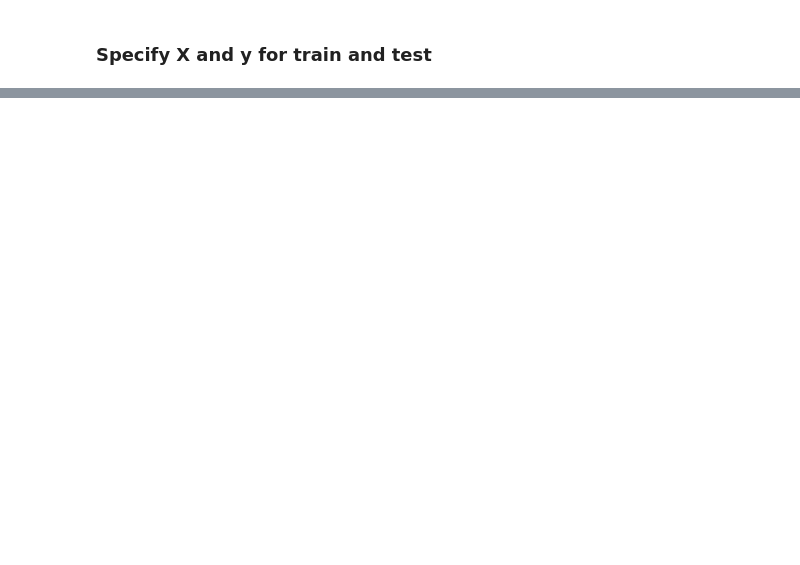
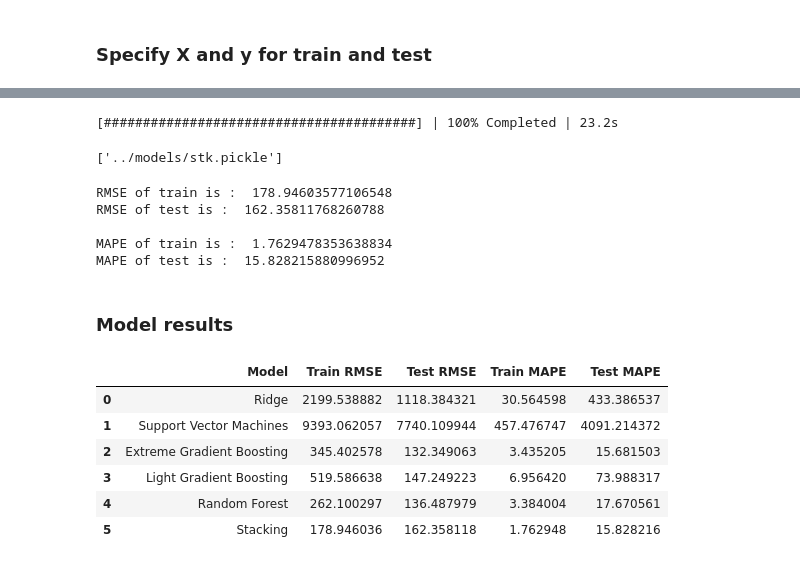
Before and after one commit to sisupalan/coding_challenge_ml, a Jupyter notebook: notebooks/02_Model Build.ipynb, the cells around one changed output, grey strips where cells are left out. Cells and saved outputs as stored; diff of their text form; code cells hidden in the pictures; blank space fills up the shorter version.

```diff
--- a/notebooks/02_Model Build.ipynb
+++ b/notebooks/02_Model Build.ipynb
@@ -133,0 +515,75 @@ MAPE score for Test data is :  378.4300524671593
+# %%
+# Specify parameters to tune on
+params = dict(n_estimators=[50, 100, 200],
+              max_depth=[3, 6, 9],
+              gamma=[0.1, 0.2, 0.3])
+
+# Intialize the model
+estimator = XGBRegressor(random_state=1,
+                         n_jobs=-1,
+                         subsample = 0.70,
+                         colsample_bytree = 0.7,
+                         eta = 0.05,
+                         objective="reg:tweedie"
+                        )
+
+# Initize the grid
+grid = dgcv(estimator,
+            params,
+            scoring=make_scorer(mape, greater_is_better=False),
+            n_jobs=-1,
+            cv=5)
+
+# Fit the grid
+with ProgressBar():
+    grid.fit(X_train, y_train)
+# %% [output]
+[########################################] | 100% Completed | 23.2s
+# %%
+# Select best model parameters
+model = grid.best_estimator_
+joblib.dump(model, os.path.join(MODEL_OUTPUT, 'stk.pickle'))
+# %% [output]
+['../models/stk.pickle']
+# %%
+# Training predictions
+train_pred = model.predict(X_train)
+
+# Testing predictions
+test_pred = model.predict(X_test)
+# %%
+# Display metrics
+display_metrics(y_train, train_pred, y_test, test_pred)
+# %% [output]
+RMSE of train is :  178.94603577106548
+RMSE of test is :  162.35811768260788
+
+MAPE of train is :  1.7629478353638834
+MAPE of test is :  15.828215880996952
+# %%
+# Record results
+model_name.append('Stacking')
+train_rmse.append(rmse(y_train, train_pred))
+test_rmse.append(rmse(y_test, test_pred))
+train_mape.append(mape(y_train, train_pred))
+test_mape.append(mape(y_test, test_pred))
+# %% [markdown]
+### Model results
+# %%
+# Concatenate results into a dataframe
+results = pd.DataFrame({'Model' : model_name,
+                        'Train RMSE' : train_rmse,
+                        'Test RMSE' : test_rmse,
+                        'Train MAPE' : train_mape,
+                        'Test MAPE' : test_mape})
+
+# Display results
+results
+# %% [output]
+|  | Model | Train RMSE | Test RMSE | Train MAPE | Test MAPE |
+| 0 | Ridge | 2199.538882 | 1118.384321 | 30.564598 | 433.386537 |
+| 1 | Support Vector Machines | 9393.062057 | 7740.109944 | 457.476747 | 4091.214372 |
+| 2 | Extreme Gradient Boosting | 345.402578 | 132.349063 | 3.435205 | 15.681503 |
+| 3 | Light Gradient Boosting | 519.586638 | 147.249223 | 6.956420 | 73.988317 |
+| 4 | Random Forest | 262.100297 | 136.487979 | 3.384004 | 17.670561 |
+| 5 | Stacking | 178.946036 | 162.358118 | 1.762948 | 15.828216 |
```
Also changed, not shown: parts of 64 cells of this notebook, 56 other files.
